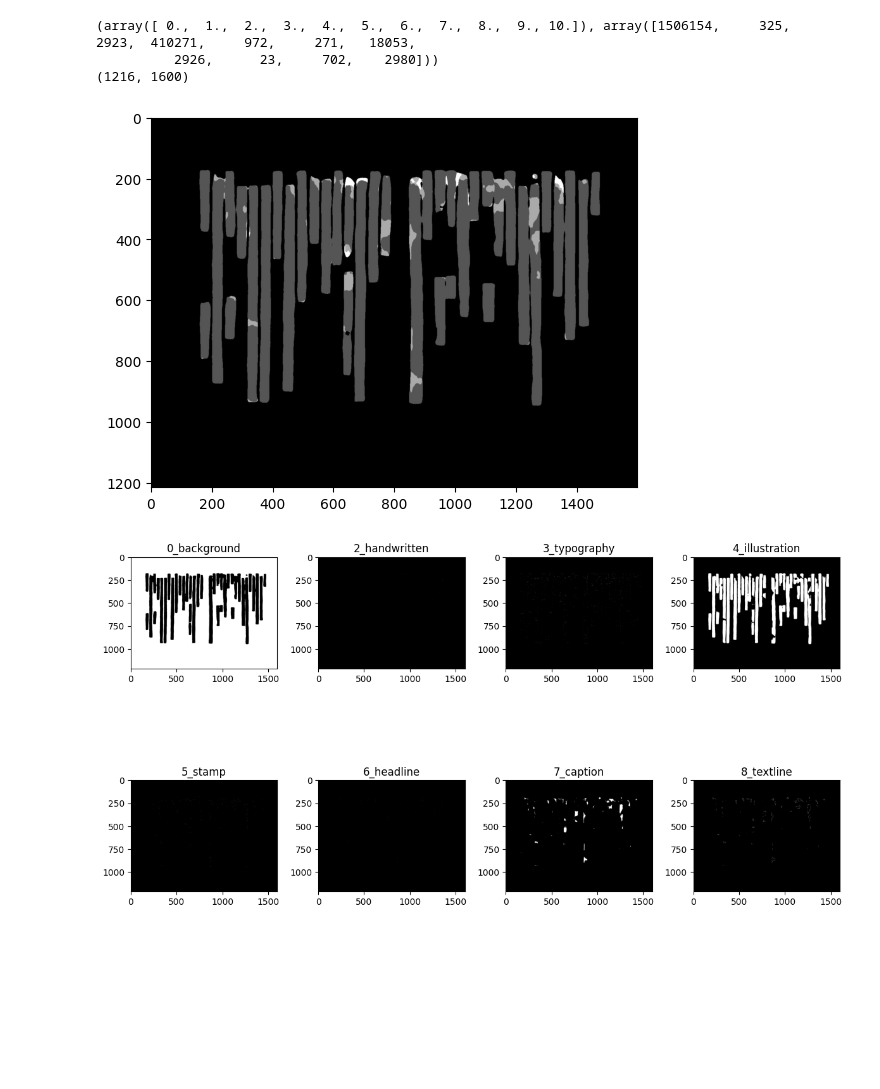
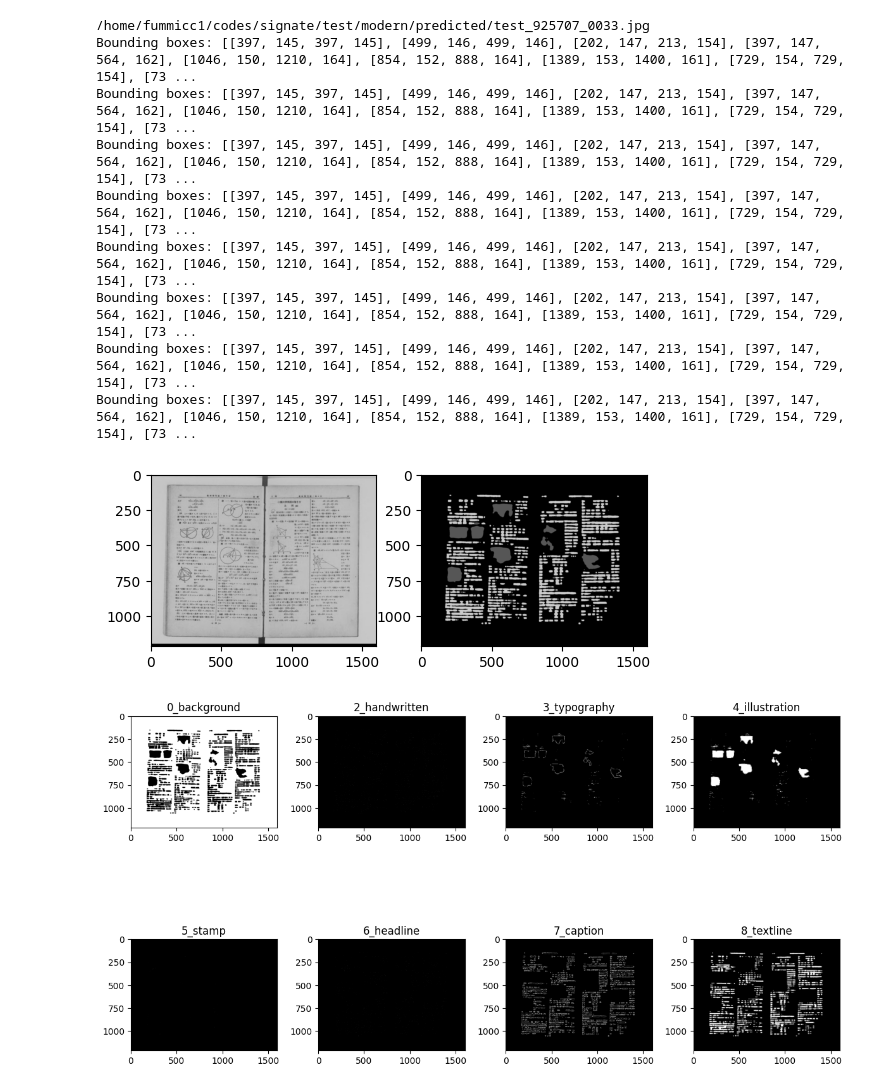
Before and after one commit to fummicc1/signate-262, a Jupyter notebook: seg2bbox.ipynb, the cells around one changed output. Cells and saved outputs as stored; diff of their text form; code cells hidden in the pictures; blank space fills up the shorter version.

```diff
--- a/seg2bbox.ipynb
+++ b/seg2bbox.ipynb
@@ -39,7 +39,7 @@ def mask_to_bboxes(mask, threshold=0.5, remove_noise_flag=True):
 
     return bboxes
 # %%
-pred_dir = pathlib.Path("/home/fummicc1/codes/signate/") / "test" / "old" / "predicted"
+pred_dir = pathlib.Path("/home/fummicc1/codes/signate/") / "test" / "modern" / "predicted"
 # %%
 CLASS_MAP = {
   0: "0_background",
@@ -54,40 +54,48 @@ CLASS_MAP = {
 # %%
 import math
 import matplotlib.pyplot as plt
 import random
 
 pred_dirs = list(pred_dir.iterdir())
 random.shuffle(pred_dirs)
 for pred_path in pred_dirs:
-    # print(pred_path.as_posix())
-    pred = cv2.imread(pred_path.as_posix())
-    plt.imshow(pred)
-    pred = cv2.cvtColor(pred, cv2.COLOR_BGR2GRAY)
-    pred = np.floor(pred / 25)
+    print(pred_path.as_posix())
+    core_fig, core_ax = plt.subplots(1, 2)
+    original_path = pred_path.parent.parent / "images" / pred_path.name
+    pred = cv2.imread(pred_path.as_posix(), 1).astype(np.uint8)
+    original = cv2.imread(original_path.as_posix()).astype(np.uint8)
+    pred = pred[:, :, 0]
+    core_ax[0].imshow(original)
+    core_ax[1].imshow(pred, cmap="gray")
     pred = np.array(pred)
-    print(np.unique(pred, return_counts=True))
-    print(pred.shape)
+    pred //= 25
 
     fig, ax = plt.subplots(ncols=4, nrows=math.ceil(len(CLASS_MAP) / 4))
     fig.set_size_inches(12, 8)
 
     for index, key in CLASS_MAP.items():
         img = pred.copy()
         sub = ax[index // 4][index % 4]
         pred_pil = (pred == index) * 25
         sub.imshow(pred_pil, cmap="gray")
         sub.set_title(key)
 
         # Convert the segmentation mask to bounding boxes
         bboxes = mask_to_bboxes(img, remove_noise_flag=False)
 
-        # print("Bounding boxes:", bboxes)
+        print("Bounding boxes:", bboxes)
 
     fig.tight_layout()
     break
 # %% [output]
-(array([ 0.,  1.,  2.,  3.,  4.,  5.,  6.,  7.,  8.,  9., 10.]), array([1506154,     325,    2923,  410271,     972,     271,   18053,
-          2926,      23,     702,    2980]))
-(1216, 1600)
+/home/fummicc1/codes/signate/test/modern/predicted/test_925707_0033.jpg
+Bounding boxes: [[397, 145, 397, 145], [499, 146, 499, 146], [202, 147, 213, 154], [397, 147, 564, 162], [1046, 150, 1210, 164], [854, 152, 888, 164], [1389, 153, 1400, 161], [729, 154, 729, 154], [73 ...
+Bounding boxes: [[397, 145, 397, 145], [499, 146, 499, 146], [202, 147, 213, 154], [397, 147, 564, 162], [1046, 150, 1210, 164], [854, 152, 888, 164], [1389, 153, 1400, 161], [729, 154, 729, 154], [73 ...
+Bounding boxes: [[397, 145, 397, 145], [499, 146, 499, 146], [202, 147, 213, 154], [397, 147, 564, 162], [1046, 150, 1210, 164], [854, 152, 888, 164], [1389, 153, 1400, 161], [729, 154, 729, 154], [73 ...
+Bounding boxes: [[397, 145, 397, 145], [499, 146, 499, 146], [202, 147, 213, 154], [397, 147, 564, 162], [1046, 150, 1210, 164], [854, 152, 888, 164], [1389, 153, 1400, 161], [729, 154, 729, 154], [73 ...
+Bounding boxes: [[397, 145, 397, 145], [499, 146, 499, 146], [202, 147, 213, 154], [397, 147, 564, 162], [1046, 150, 1210, 164], [854, 152, 888, 164], [1389, 153, 1400, 161], [729, 154, 729, 154], [73 ...
+Bounding boxes: [[397, 145, 397, 145], [499, 146, 499, 146], [202, 147, 213, 154], [397, 147, 564, 162], [1046, 150, 1210, 164], [854, 152, 888, 164], [1389, 153, 1400, 161], [729, 154, 729, 154], [73 ...
+Bounding boxes: [[397, 145, 397, 145], [499, 146, 499, 146], [202, 147, 213, 154], [397, 147, 564, 162], [1046, 150, 1210, 164], [854, 152, 888, 164], [1389, 153, 1400, 161], [729, 154, 729, 154], [73 ...
+Bounding boxes: [[397, 145, 397, 145], [499, 146, 499, 146], [202, 147, 213, 154], [397, 147, 564, 162], [1046, 150, 1210, 164], [854, 152, 888, 164], [1389, 153, 1400, 161], [729, 154, 729, 154], [73 ...
-[figure, old version]
+[figure, new version]
-[figure, old version]
+[figure, new version]
```
Also changed, not shown: 3 other files.
